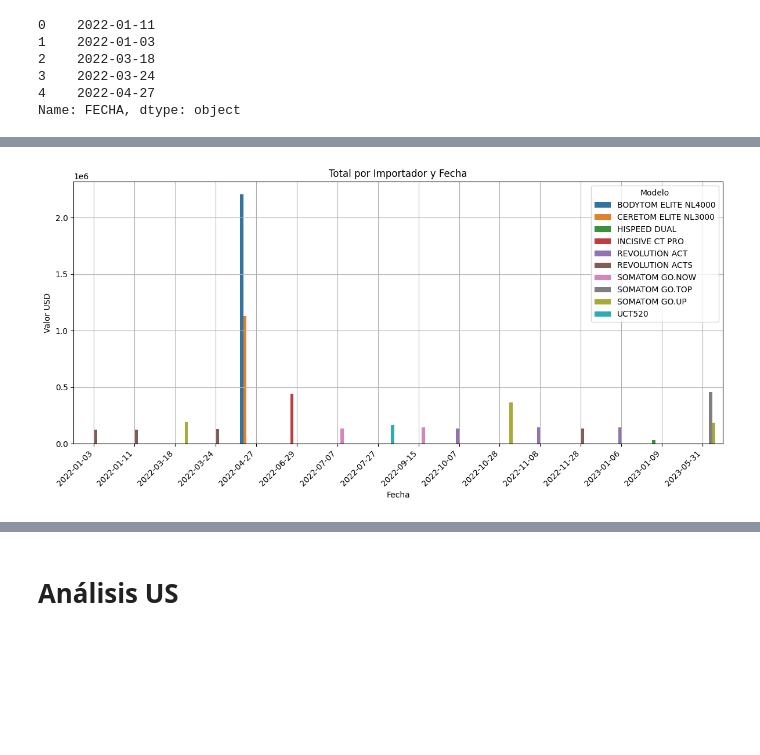
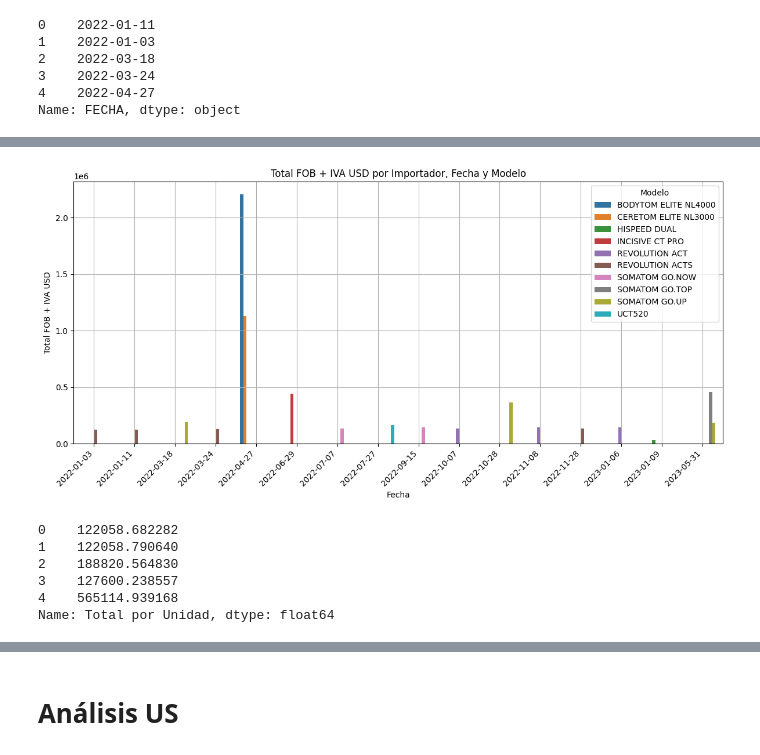
Before and after one commit to christian180492/An-lisis-Importaciones, a Jupyter notebook: Estudio_Importaciones_2022.ipynb, the cells around one changed output, grey strips where cells are left out. Cells and saved outputs as stored; diff of their text form; code cells hidden in the pictures; blank space fills up the shorter version.

```diff
--- a/Estudio_Importaciones_2022.ipynb
+++ b/Estudio_Importaciones_2022.ipynb
@@ -419,21 +419,31 @@ plt.show()
 # %%
 plt.figure(figsize=(12, 6))
 
 # Agrupar por fecha y importador y sumar el total
 importador_fecha_total = data_TC.groupby(['FECHA', 'MODELO'])['VALOR FINAL'].sum().reset_index()
 
 # Crear el gráfico de barras
 ax = sns.barplot(data=importador_fecha_total, x='FECHA', y='VALOR FINAL', hue='MODELO')
 plt.xlabel('Fecha')
-plt.ylabel('Valor USD')
-plt.title('Total por Importador y Fecha')
+plt.ylabel('Total FOB + IVA USD')
+plt.title('Total FOB + IVA USD por Importador, Fecha y Modelo')
 plt.xticks(rotation=45, ha='right')
 plt.legend(title='Modelo')
 
 # Activar las grillas
 plt.grid(True)
 
 plt.tight_layout()
 plt.show()
 # %% [output]
-[figure, old version]
+[figure, new version]
+# %%
+data_TC['Total por Unidad'] = data_TC['VALOR FINAL']/data_TC['CANTIDAD']
+data_TC['Total por Unidad'].head()
+# %% [output]
+0    122058.682282
+1    122058.790640
+2    188820.564830
+3    127600.238557
+4    565114.939168
+Name: Total por Unidad, dtype: float64
```
Also changed, not shown: parts of 9 cells of this notebook.
